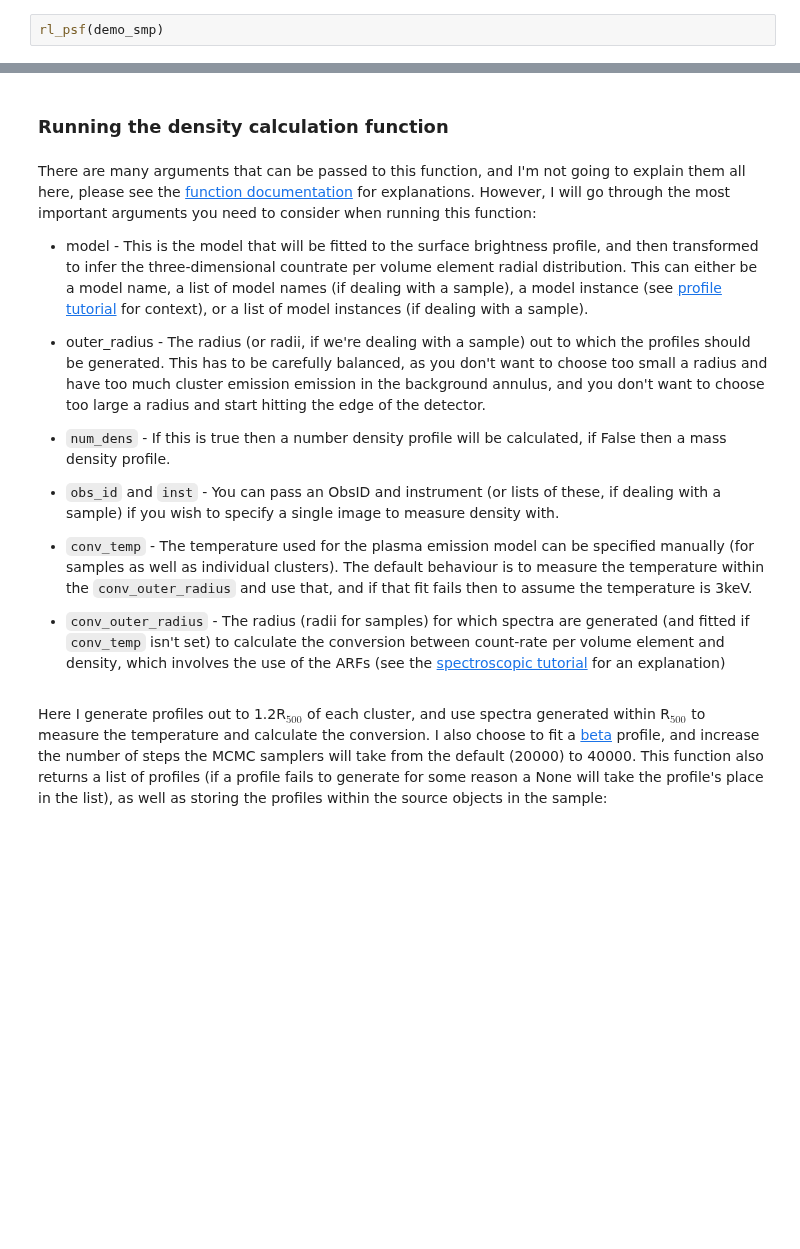
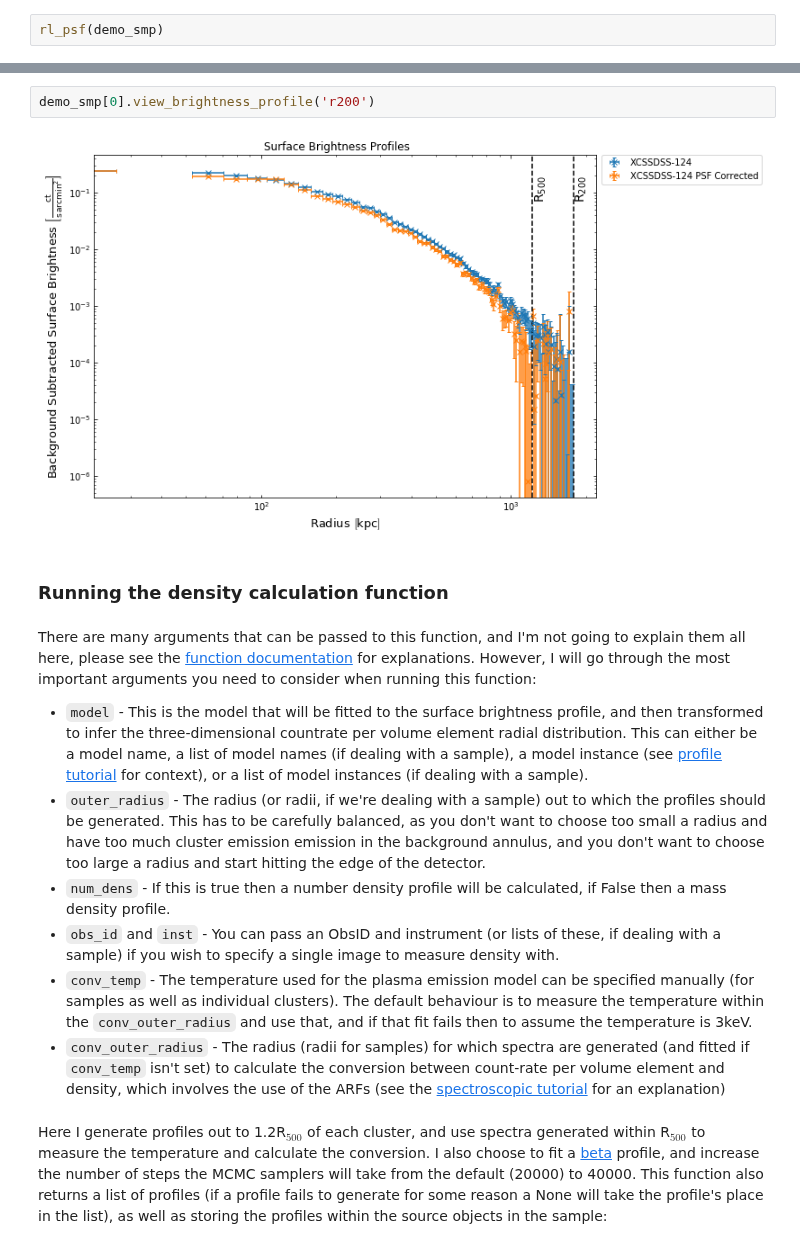
Before and after one commit to DavidT3/XGA, a Jupyter notebook: docs/source/notebooks/advanced_tutorials/cluster_gas.ipynb, the cells around one changed output, grey strips where cells are left out. Drawn from its saved outputs; the diff is of its cells as text; blank space fills up the shorter version.

```diff
--- a/docs/source/notebooks/advanced_tutorials/cluster_gas.ipynb
+++ b/docs/source/notebooks/advanced_tutorials/cluster_gas.ipynb
@@ -50,10 +67,14 @@ rl_psf(demo_smp)
+# %%
+demo_smp[0].view_brightness_profile('r200')
+# %% [output]
+[figure, added]
 # %% [markdown]
 ### Running the density calculation function
 # %% [markdown]
 There are many arguments that can be passed to this function, and I'm not going to explain them all here, please see the [function documentation](../../xga.sourcetools.html#xga.sourcetools.density.inv_abel_fitted_model) for explanations. However, I will go through the most important arguments you need to consider when running this function:
-* model - This is the model that will be fitted to the surface brightness profile, and then transformed to infer the three-dimensional countrate per volume element radial distribution. This can either be a model name, a list of model names (if dealing with a sample), a model instance (see [profile tutorial](../advanced_tutorials/intro_to_profiles.html) for context), or a list of model instances (if dealing with a sample).
-* outer_radius - The radius (or radii, if we're dealing with a sample) out to which the profiles should be generated. This has to be carefully balanced, as you don't want to choose too small a radius and have too much cluster emission emission in the background annulus, and you don't want to choose too large a radius and start hitting the edge of the detector.
 
+* `model` - This is the model that will be fitted to the surface brightness profile, and then transformed to infer the three-dimensional countrate per volume element radial distribution. This can either be a model name, a list of model names (if dealing with a sample), a model instance (see [profile tutorial](../advanced_tutorials/intro_to_profiles.html) for context), or a list of model instances (if dealing with a sample).
+* `outer_radius` - The radius (or radii, if we're dealing with a sample) out to which the profiles should be generated. This has to be carefully balanced, as you don't want to choose too small a radius and have too much cluster emission emission in the background annulus, and you don't want to choose too large a radius and start hitting the edge of the detector.
 * `num_dens` - If this is true then a number density profile will be calculated, if False then a mass density profile.
 * `obs_id` and `inst` - You can pass an ObsID and instrument (or lists of these, if dealing with a sample) if you wish to specify a single image to measure density with.
 * `conv_temp` - The temperature used for the plasma emission model can be specified manually (for samples as well as individual clusters). The default behaviour is to measure the temperature within the `conv_outer_radius` and use that, and if that fit fails then to assume the temperature is 3keV.
```
Also changed, not shown: parts of 20 cells of this notebook, 2 other files.
